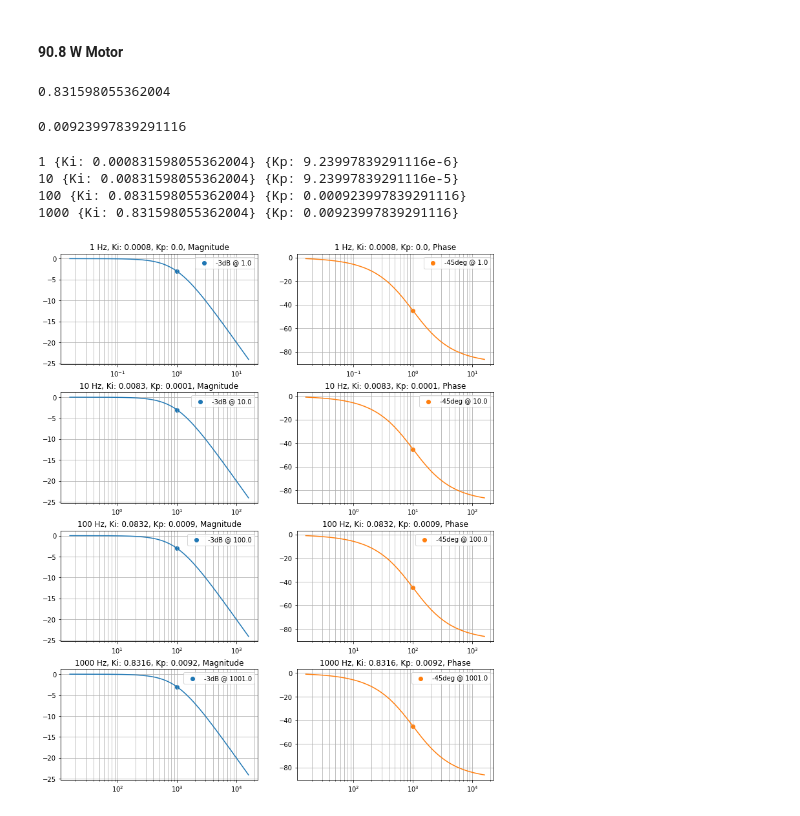
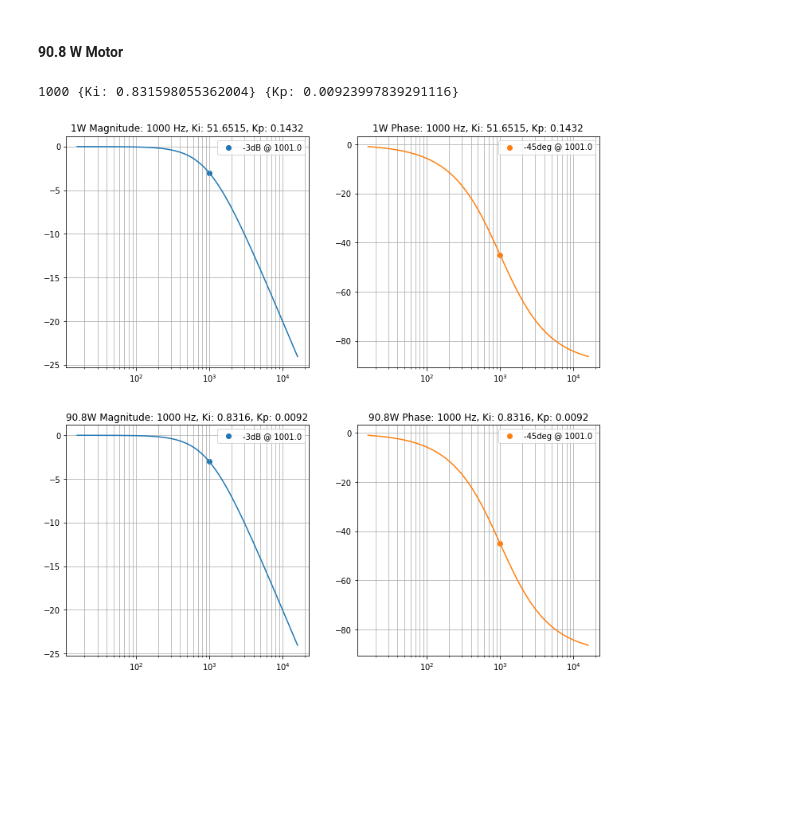
Before and after one commit to kegedy/UWEE560, a Jupyter notebook: hw/kevin/hw02/HW02_KevinEgedy.ipynb, the cells around one changed output. Cells and saved outputs as stored; diff of their text form; code cells hidden in the pictures; blank space fills up the shorter version.

```diff
--- a/hw/kevin/hw02/HW02_KevinEgedy.ipynb
+++ b/hw/kevin/hw02/HW02_KevinEgedy.ipynb
@@ -545,67 +532,57 @@ Kf91 = Ke91/If91
 Kt91 = Kf91*If91
 K = Ke91
 # %%
-# Gain
+# Gain for f = 1000
+TF91 = None
+ki91 = None
+kp91 = None
+f = 1000
+
 Ki = sp.symbols('Ki')
 H = sp.Matrix([Ki - 2*np.pi*f*Ra91/Kv])
-sol = sp.solve(H)
-float(list(dict(sol).values())[0])
+sol1 = sp.solve(H)
+ki = float(list(dict(sol1).values())[0])
+ki91 = ki
 
 Kp = sp.symbols('Kp')
 H = sp.Matrix([Kp - 2*np.pi*f*La91/Kv])
-sol = sp.solve(H)
-float(list(dict(sol).values())[0])
+sol2 = sp.solve(H)
+kp = float(list(dict(sol2).values())[0])
+kp91 = kp
+
+TF91 = KI(ki,kp,Ra91)
+print(f, sol1, sol2)
 # %% [output]
-0.831598055362004
+1000 {Ki: 0.831598055362004} {Kp: 0.00923997839291116}
-0.00923997839291116
-# %%
-# Gain for f = [1,10,100,1000]
-TF91 = []
-ki91 = []
-kp91 = []
-for f in freq:
-    Ki = sp.symbols('Ki')
-    H = sp.Matrix([Ki - 2*np.pi*f*Ra91/Kv])
-    sol1 = sp.solve(H)
-    ki = float(list(dict(sol1).values())[0])
-    ki91.append(ki)
-
-    Kp = sp.symbols('Kp')
-    H = sp.Matrix([Kp - 2*np.pi*f*La91/Kv])
-    sol2 = sp.solve(H)
-    kp = float(list(dict(sol2).values())[0])
-    kp91.append(kp)
-
-    TF91.append(KI(ki,kp,Ra91))
-    print(f, sol1, sol2)
-# %% [output]
-1 {Ki: 0.000831598055362004} {Kp: 9.23997839291116e-6}
-10 {Ki: 0.00831598055362004} {Kp: 9.23997839291116e-5}
-100 {Ki: 0.0831598055362004} {Kp: 0.000923997839291116}
-1000 {Ki: 0.831598055362004} {Kp: 0.00923997839291116}
 # %%
-fig,axs = plt.subplots(4,2,figsize=(12,15))
+fig,axs = plt.subplots(2,2,figsize=(12,12))
+TFS = [TF1,TF91]
+gains = [
+    {'ki':ki1,'kp':kp1},
+    {'ki':ki91,'kp':kp91}
+]
+labels = ['1W','90.8W']
 
-for i,tf in enumerate(TF91):
+for i,(tf,gain,label) in enumerate(zip(TFS,gains,labels)):
     w, mag, phase = signal.bode(tf,n=1000)
     f = w/2/np.pi
     axs[i,0].semilogx(f,mag)
     axs[i,0].scatter(f[np.where(mag<=-3)[0][0]],mag[np.where(mag<=-3)[0][0]],
                      label=f'-3dB @ {round(f[np.where(mag<=-3)[0][0]])}')
     axs[i,0].grid(True,which='both')
     axs[i,0].legend()
-    axs[i,0].set_title(f'{freq[i]} Hz, Ki: {round(ki91[i],4)}, Kp: {round(kp91[i],4)}, Magnitude')
+    axs[i,0].set_title(f'{label} Magnitude: 1000 Hz, Ki: {round(gain["ki"],4)}, Kp: {round(gain["kp"],4)}')
 
     axs[i,1].semilogx(f,phase,color='tab:orange')
     axs[i,1].scatter(f[np.where(phase<=-45)[0][0]],phase[np.where(phase<=-45)[0][0]],
                      label=f'-45deg @ {round(f[np.where(phase<=-45)[0][0]])}',
                      color='tab:orange')
     axs[i,1].grid(True,which='both')
     axs[i,1].legend()
-    axs[i,1].set_title(f'{freq[i]} Hz, Ki: {round(ki91[i],4)}, Kp: {round(kp91[i],4)}, Phase')
+    axs[i,1].set_title(f'{label} Phase: 1000 Hz, Ki: {round(gain["ki"],4)}, Kp: {round(gain["kp"],4)}')
 
 
 plt.subplots_adjust(hspace=0.25)
 plt.show();
 # %% [output]
-[figure, old version]
+[figure, new version]
```
Also changed, not shown: parts of 3 cells of this notebook.
